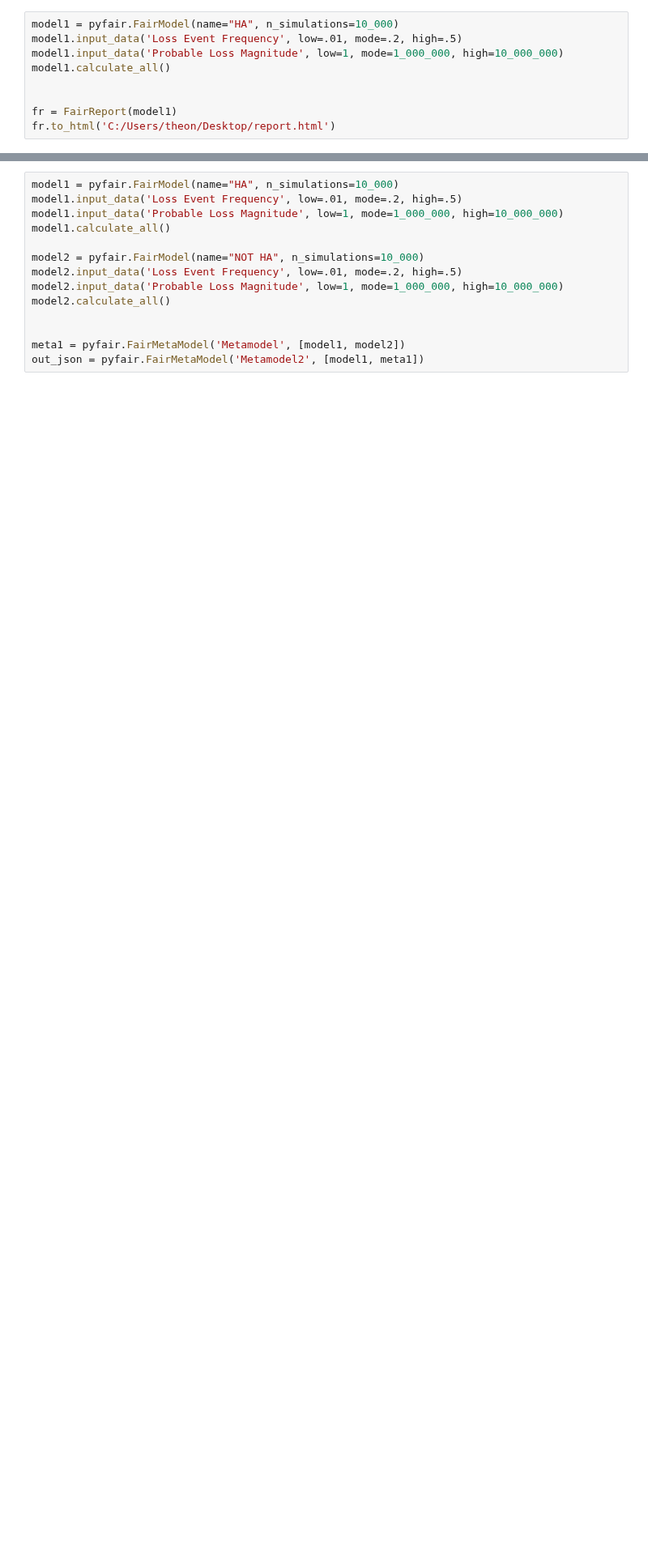
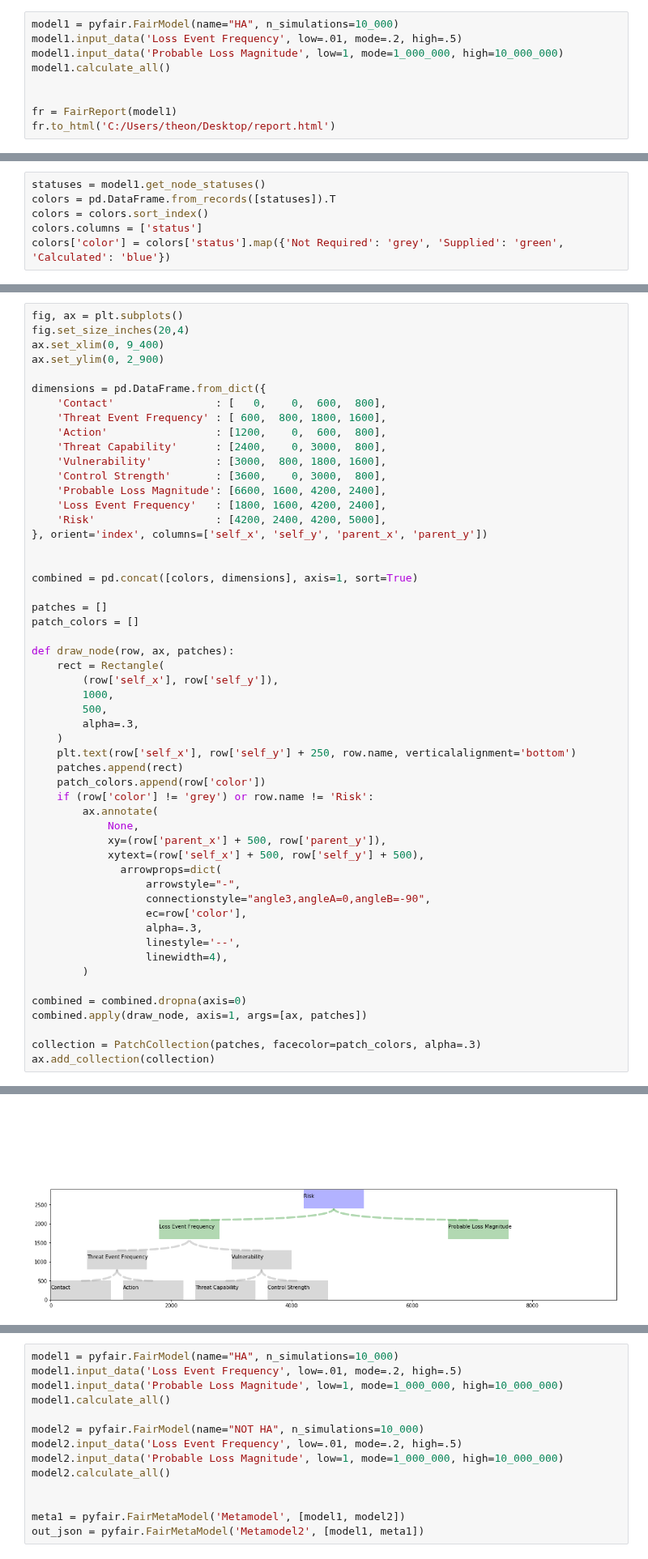
Before and after one commit to Hive-Systems/pyfair, a Jupyter notebook: scratch_notebook.ipynb, the cells around one changed output, grey strips where cells are left out. Shown at 81% size. Saved outputs shown, nothing was run; the diff lists cells and outputs as text; blank space fills up the shorter version.

Commit message:
Put together skeleton of tree plot.

```diff
--- a/scratch_notebook.ipynb
+++ b/scratch_notebook.ipynb
@@ -28,0 +53,6 @@ with open('C:/Users/theon/Desktop/output.html', 'w+') as f:
+# %%
+statuses = model1.get_node_statuses()
+colors = pd.DataFrame.from_records([statuses]).T
+colors = colors.sort_index()
+colors.columns = ['status']
+colors['color'] = colors['status'].map({'Not Required': 'grey', 'Supplied': 'green', 'Calculated': 'blue'})
@@ -28,0 +85,54 @@ with open('C:/Users/theon/Desktop/output.html', 'w+') as f:
+# %%
+fig, ax = plt.subplots()
+fig.set_size_inches(20,4)
+ax.set_xlim(0, 9_400)
+ax.set_ylim(0, 2_900)
+
+dimensions = pd.DataFrame.from_dict({
+    'Contact'                : [   0,    0,  600,  800],
+    'Threat Event Frequency' : [ 600,  800, 1800, 1600],
+    'Action'                 : [1200,    0,  600,  800],
+    'Threat Capability'      : [2400,    0, 3000,  800],
+    'Vulnerability'          : [3000,  800, 1800, 1600],
+    'Control Strength'       : [3600,    0, 3000,  800],
+    'Probable Loss Magnitude': [6600, 1600, 4200, 2400],
+    'Loss Event Frequency'   : [1800, 1600, 4200, 2400],
+    'Risk'                   : [4200, 2400, 4200, 5000],
+}, orient='index', columns=['self_x', 'self_y', 'parent_x', 'parent_y'])
+
+
+combined = pd.concat([colors, dimensions], axis=1, sort=True)
+
+patches = []
+patch_colors = []
+
+def draw_node(row, ax, patches):
+    rect = Rectangle(
+        (row['self_x'], row['self_y']),
+        1000,
+        500,
+        alpha=.3,
+    )
+    plt.text(row['self_x'], row['self_y'] + 250, row.name, verticalalignment='bottom')
+    patches.append(rect)
+    patch_colors.append(row['color'])
+    if (row['color'] != 'grey') or row.name != 'Risk':
+        ax.annotate(
+            None,
+            xy=(row['parent_x'] + 500, row['parent_y']),
+            xytext=(row['self_x'] + 500, row['self_y'] + 500),
+              arrowprops=dict(
+                  arrowstyle="-",
+                  connectionstyle="angle3,angleA=0,angleB=-90",
+                  ec=row['color'],
+                  alpha=.3,
+                  linestyle='--',
+                  linewidth=4),
+        )
+
+combined = combined.dropna(axis=0)
+combined.apply(draw_node, axis=1, args=[ax, patches])
+
+collection = PatchCollection(patches, facecolor=patch_colors, alpha=.3)
+ax.add_collection(collection)
+# %% [output]
@@ -28,0 +140 @@ with open('C:/Users/theon/Desktop/output.html', 'w+') as f:
+[figure, added]
```
Also changed, not shown: parts of 10 cells of this notebook, 5 other files.
